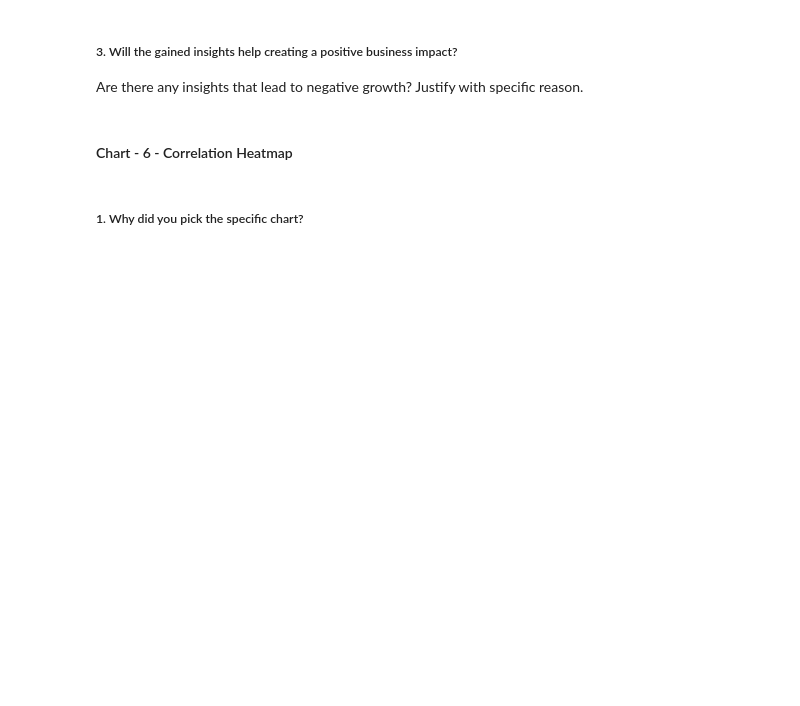
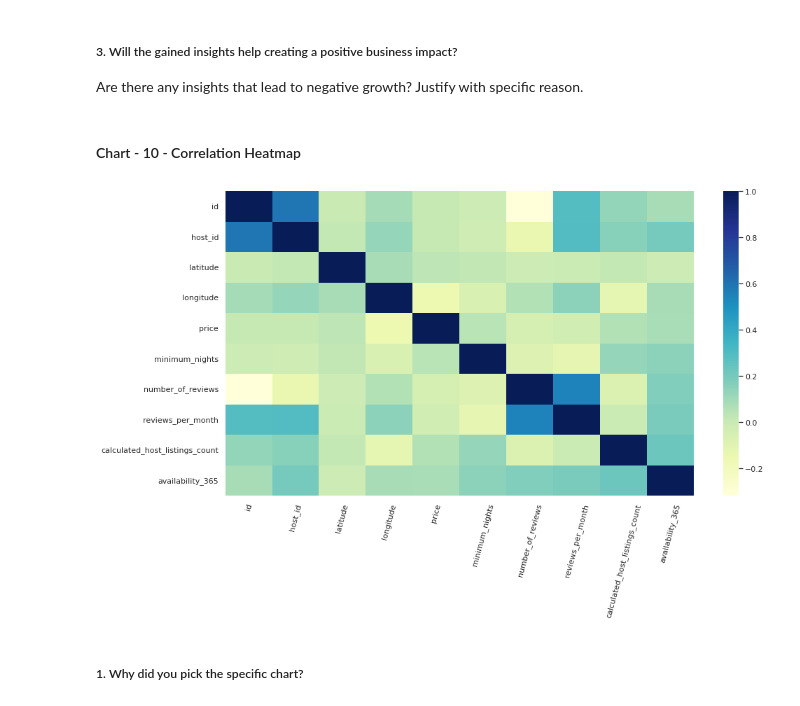
Before and after one commit to manish55shukla/AirBnb-Bookings-Analysis, a Jupyter notebook: Project_AirBnb_Bookings_Analysis.ipynb, the cells around one changed output. Drawn from its saved outputs; the diff is of its cells as text; code cells hidden in the pictures; blank space fills up the shorter version.

```diff
--- a/Project_AirBnb_Bookings_Analysis.ipynb
+++ b/Project_AirBnb_Bookings_Analysis.ipynb
@@ -721,4 +807,4 @@ plt.show()
 ##### 3. Will the gained insights help creating a positive business impact?
 Are there any insights that lead to negative growth? Justify with specific reason.
 # %% [markdown]
-#### Chart - 6 - Correlation Heatmap
+#### Chart - 10 - Correlation Heatmap
@@ -727,3 +811,15 @@ Are there any insights that lead to negative growth? Justify with specific reaso
+# %%
+#Print Correlation Heatmap
+
+correlation_heatmap = df_airbnb_bookings.corr()
+f, ax = plt.subplots(figsize=(15, 8))
+ax.set_xlabel("abc",size = 155)
+ax.set_ylabel('Y Axis Name')
+plt.xticks(rotation=75)
+
+sns.heatmap(correlation_heatmap, cmap='YlGnBu', square=False);
+# %% [output]
+[figure, added]
 # %% [markdown]
 ##### 1. Why did you pick the specific chart?
 # %% [markdown]
```
Also changed, not shown: parts of 19 cells of this notebook.
